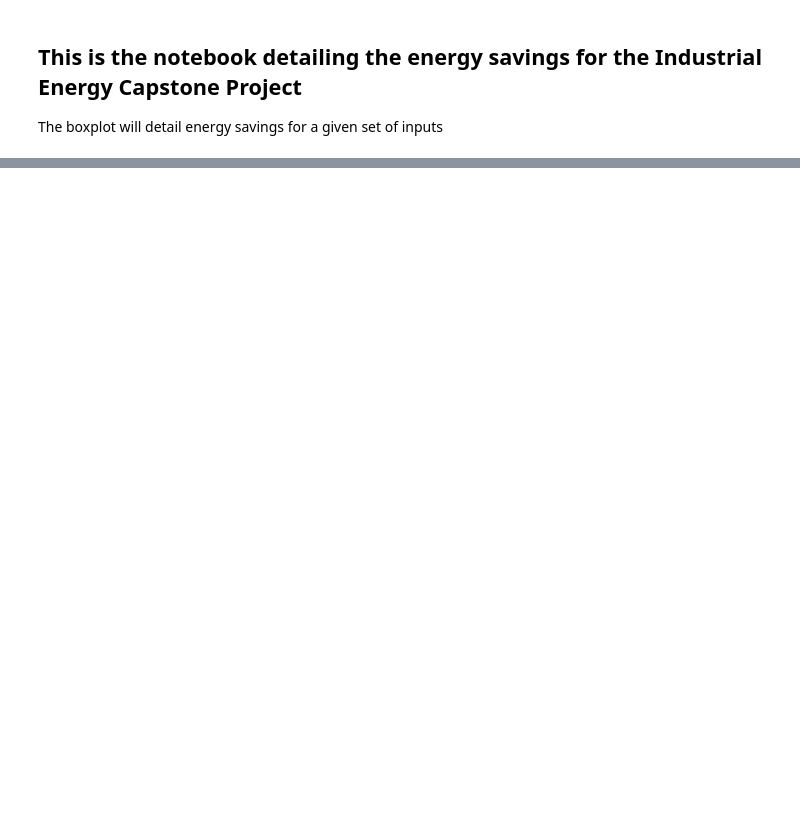
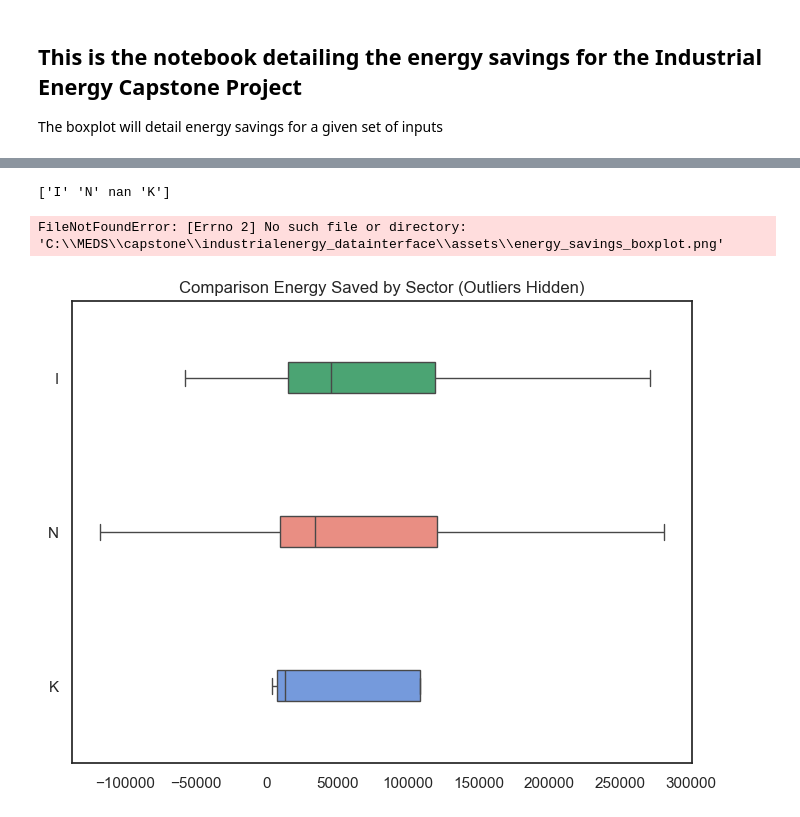
Before and after one commit to IndustrialEnergy/dataintegration, a Jupyter notebook: src/energy_savings_boxplot.ipynb, the cells around one changed output, grey strips where cells are left out. Saved outputs shown, nothing was run; the diff lists cells and outputs as text; code cells hidden in the pictures; blank space fills up the shorter version.

```diff
--- a/src/energy_savings_boxplot.ipynb
+++ b/src/energy_savings_boxplot.ipynb
@@ -54,0 +55,4 @@ AttributeError: 'DataFrame' object has no attribute 'clean_names'
+# %%
+# <remove> when PPI values are updated for all ARCs
+# drop rows where IMPCOST is NA
+filtered_clean_df = assess_recc_ppi_311_df.dropna(subset=['ref_year_impcost'])
@@ -54,0 +91,36 @@ AttributeError: 'DataFrame' object has no attribute 'clean_names'
+# %%
+# Define a path to save visualizations
+
+# Define relative path
+relative_path_vis = Path('../assets/')
+absolute_path_vis = relative_path_vis.resolve() # get absolute path
+# %%
+# troubleshooting
+print(filtered_clean_df['impstatus'].unique())
+# %% [output]
+['I' 'N' nan 'K']
+# %%
+# Boxplot of conserved energy
+# on the recc table - use 'conserved' - energy. saved - dollars.
+sns.set_theme(style="white")
+
+# Create the boxplot while ignoring outliers
+plt.figure(figsize=(8, 6))
+sns.boxplot(data=filtered_clean_df, x="conserved", y="impstatus",
+            width=0.2,
+            showfliers=False,
+            palette={"N": "salmon", "I": "mediumseagreen", "K": "cornflowerblue"}, hue='impstatus',
+            legend=False)
+
+# Customize plot
+plt.title("Comparison Energy Saved by Sector (Outliers Hidden)")
+plt.xlabel("")
+plt.ylabel("")
+
+# Save the plot to an image file (e.g., PNG)
+plt.savefig(absolute_path_vis/'energy_savings_boxplot.png', format='png')
+
+plt.show()
+# %% [output]
+FileNotFoundError: [Errno 2] No such file or directory: 'C:\\MEDS\\capstone\\industrialenergy_datainterface\\assets\\energy_savings_boxplot.png'
+[figure, added]
```
Also changed, not shown: parts of 8 cells of this notebook.
